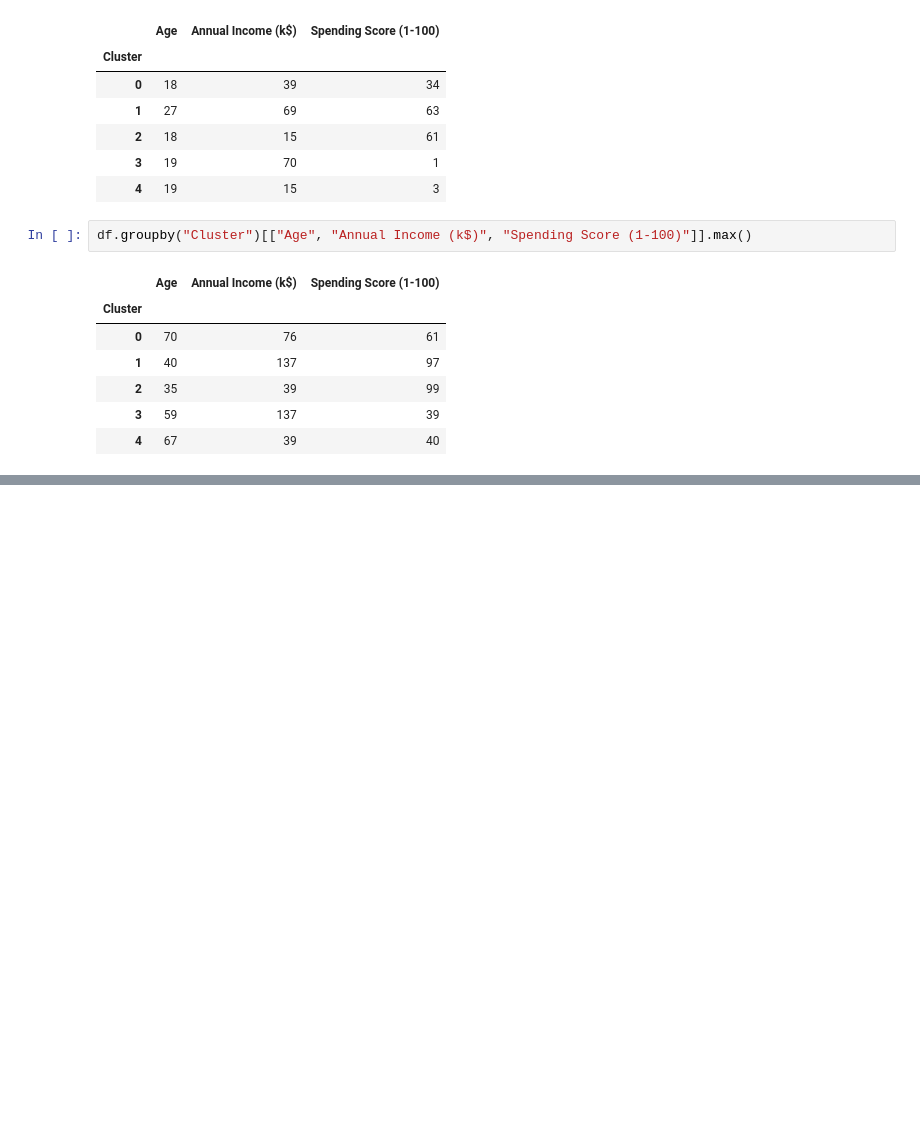
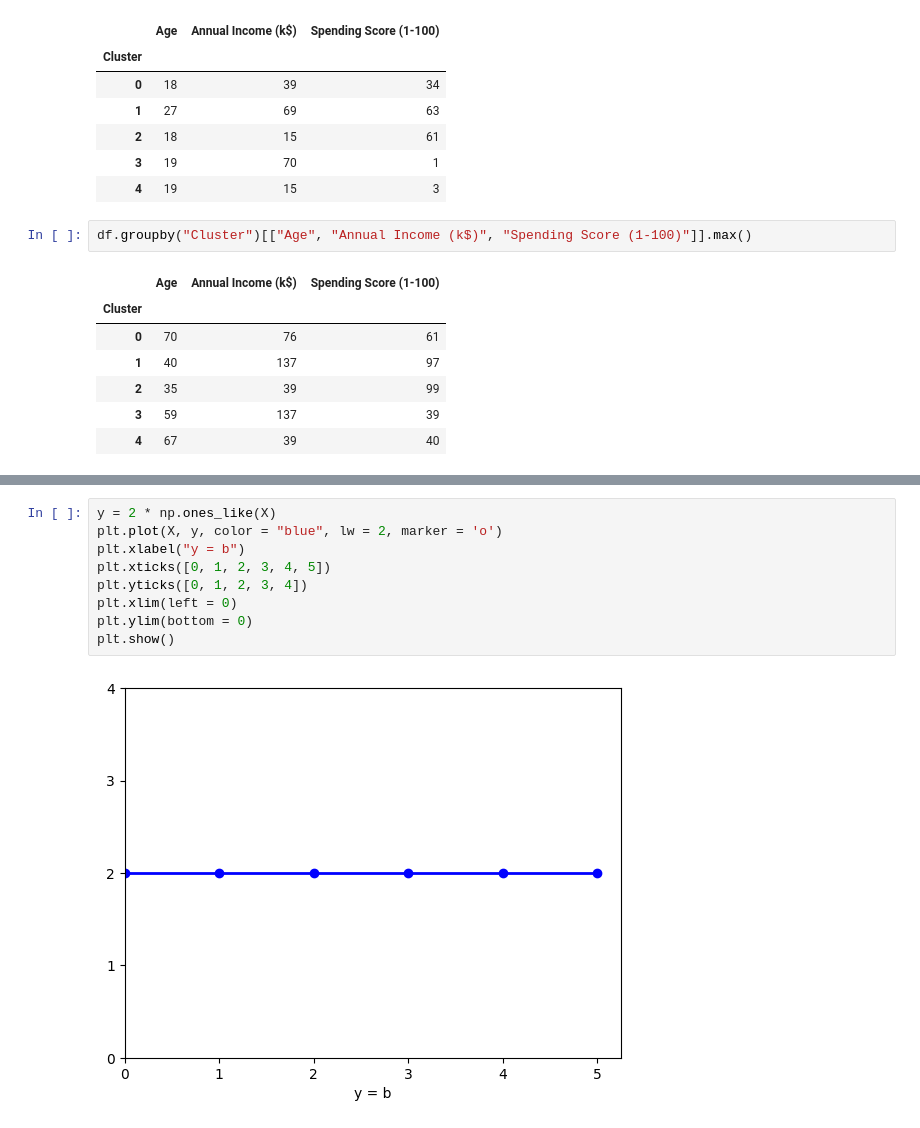
Before and after one commit to Simeon0477/Clustering, a Jupyter notebook: main.ipynb, the cells around one changed output, grey strips where cells are left out. Cells and saved outputs as stored; diff of their text form; blank space fills up the shorter version.

```diff
--- a/main.ipynb
+++ b/main.ipynb
@@ -152,0 +166,11 @@ df.groupby("Cluster")[["Age", "Annual Income (k$)", "Spending Score (1-100)"]].m
+# %%
+y = 2 * np.ones_like(X)
+plt.plot(X, y, color = "blue", lw = 2, marker = 'o')
+plt.xlabel("y = b")
+plt.xticks([0, 1, 2, 3, 4, 5])
+plt.yticks([0, 1, 2, 3, 4])
+plt.xlim(left = 0)
+plt.ylim(bottom = 0)
+plt.show()
+# %% [output]
+[figure, added]
```
Also changed, not shown: parts of 3 cells of this notebook.
